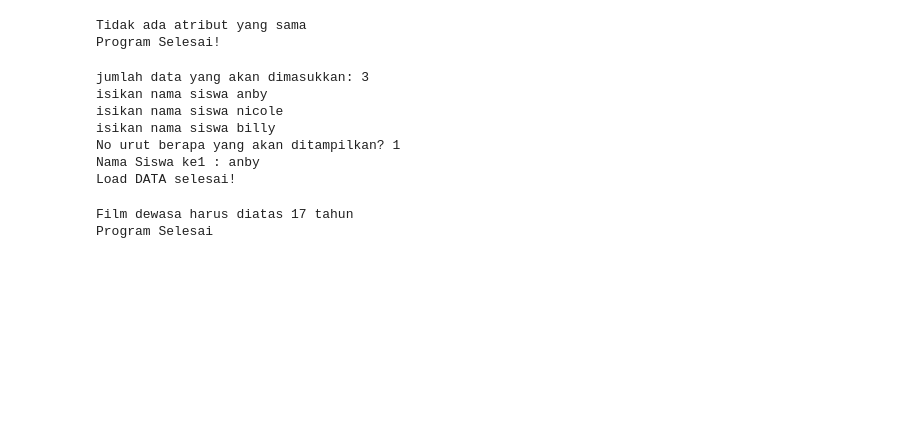
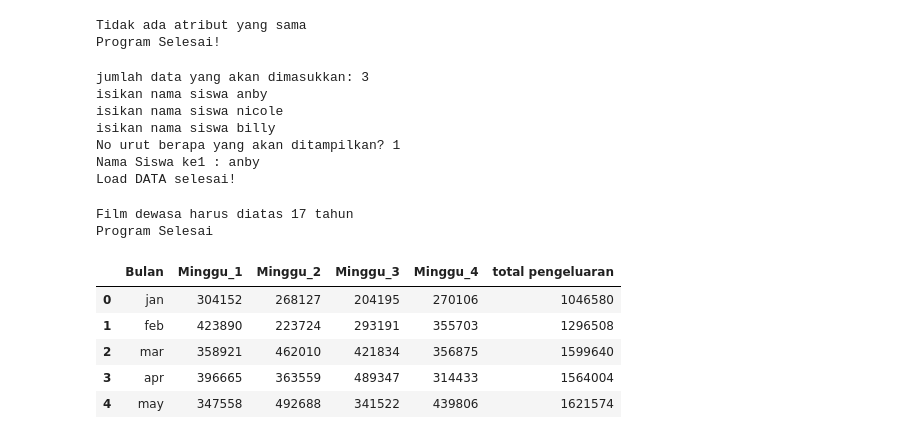
Before and after one commit to nimuruu/DASPROG, a Jupyter notebook: Exception.ipynb, the cells around one changed output. Saved outputs shown, nothing was run; the diff lists cells and outputs as text; code cells hidden in the pictures; blank space fills up the shorter version.

```diff
--- a/Exception.ipynb
+++ b/Exception.ipynb
@@ -120,3 +120,36 @@ else:
     print("Data berhasil dibuat")
 finally:
     print("Program selesai.")
+# %%
+import pandas as pd
+import numpy as np
+import matplotlib.pyplot as plt
+
+np.random.seed(33)
+
+bulan = ['jan', 'feb', 'mar', 'apr', 'may', 'jun', 'jul', 'aug', 'sep', 'oct', 'nov', 'des']
+minggu1 = np.random.randint(200000, 500001, 12)
+minggu2 = np.random.randint(200000, 500001, 12)
+minggu3 = np.random.randint(200000, 500001, 12)
+minggu4 = np.random.randint(200000, 500001, 12)
+
+data = {
+    'Bulan' : bulan,
+    'Minggu_1' : minggu1,
+    'Minggu_2' : minggu2,
+    'Minggu_3' : minggu3,
+    'Minggu_4' : minggu4
+}
+
+df = pd.DataFrame(data)
+
+df['total pengeluaran'] = df[['Minggu_1', 'Minggu_2', 'Minggu_3', 'Minggu_4']].sum(axis=1)
+
+df.head()
+# %% [output]
+|  | Bulan | Minggu_1 | Minggu_2 | Minggu_3 | Minggu_4 | total pengeluaran |
+| 0 | jan | 304152 | 268127 | 204195 | 270106 | 1046580 |
+| 1 | feb | 423890 | 223724 | 293191 | 355703 | 1296508 |
+| 2 | mar | 358921 | 462010 | 421834 | 356875 | 1599640 |
+| 3 | apr | 396665 | 363559 | 489347 | 314433 | 1564004 |
+| 4 | may | 347558 | 492688 | 341522 | 439806 | 1621574 |
```
Also changed, not shown: parts of 4 cells of this notebook, 1 other file.
